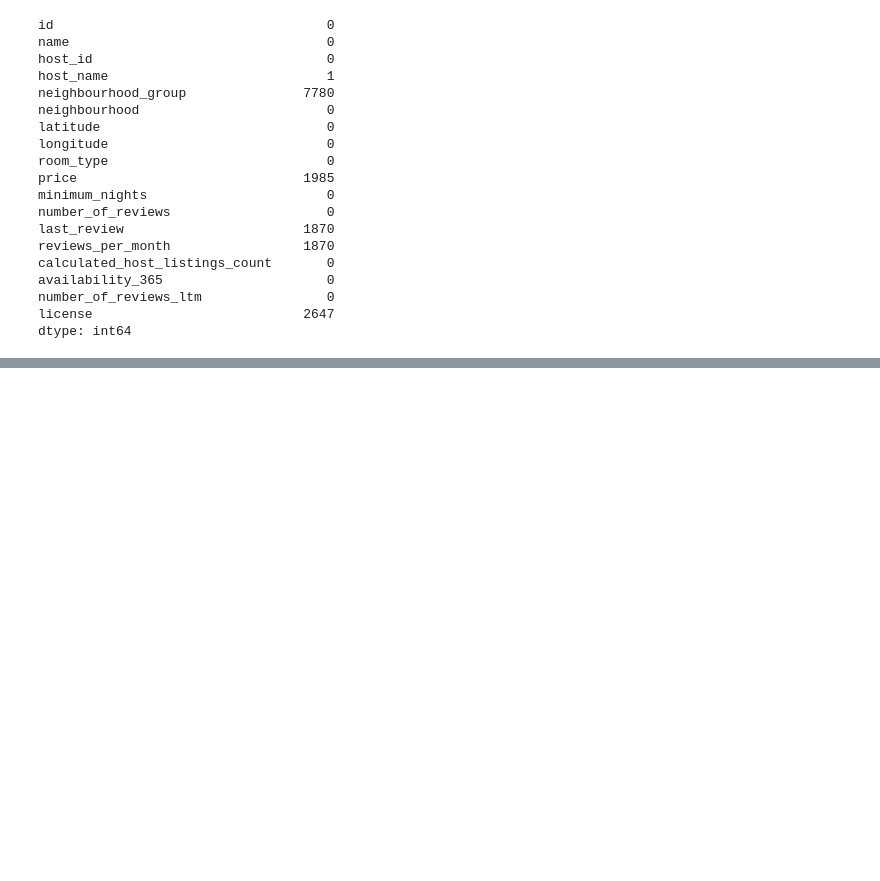
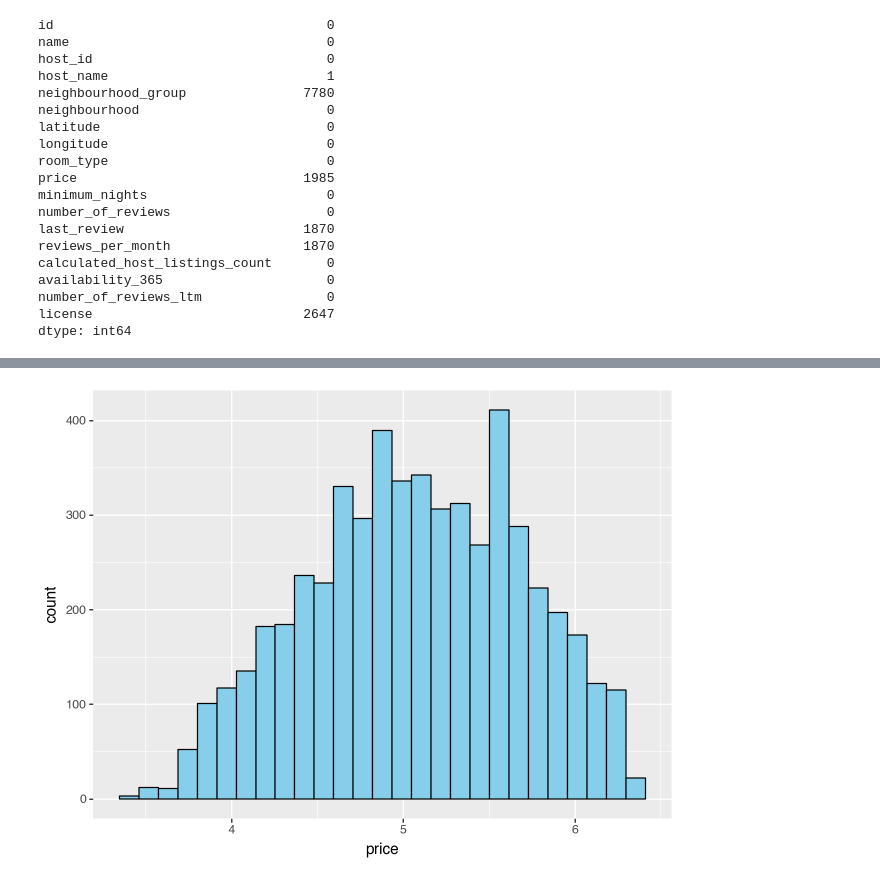
Before and after one commit to matteosaisi/airbnb-pricing-optimization, a Jupyter notebook: notebooks/02_data_cleaning_and_modeling.ipynb, the cells around one changed output, grey strips where cells are left out. Saved outputs shown, nothing was run; the diff lists cells and outputs as text; code cells hidden in the pictures; blank space fills up the shorter version.

Commit message:
data cleaning almost done

```diff
--- a/notebooks/02_data_cleaning_and_modeling.ipynb
+++ b/notebooks/02_data_cleaning_and_modeling.ipynb
@@ -31,23 +37,32 @@ dtype: int64
 # %%
+# create new data set that will be the clean version of df
+df_clean = df
+
 # save the observations with missing prices
-df_missing_prices = df[df["price"].isna()]
+df_missing_prices = df_clean[df_clean["price"].isna()]
 
 # remove entries with missing prices
-df = df[df["price"].isna() == False]
+df_clean = df_clean[df_clean["price"].isna() == False]
 
 # define price outliers
-Q1 = df["price"].quantile(0.25)
-Q3 = df["price"].quantile(0.75)
+Q1 = df_clean["price"].quantile(0.25)
+Q3 = df_clean["price"].quantile(0.75)
 
 upper_bound = Q3 + (1.5 * (Q3 - Q1))
 
-df["is_outlier"] = (df["price"] > upper_bound)
+df_clean["is_outlier"] = (df_clean["price"] > upper_bound)
 
 # drop neighbourhood_group, as all entries have NAs
-df = df.drop(columns = "neighbourhood_group")
+df_clean = df_clean.drop(columns = "neighbourhood_group")
 
 # change all NA's in license to "None" because NA means that no license is present
-df["license"] = df["license"].fillna("None")
+df_clean["license"] = df_clean["license"].fillna("None")
 
 # remove listing with no host name
-df = df[df["host_name"].isna() == False]
+df_clean = df_clean[df_clean["host_name"].isna() == False]
+
+# last review NA's renamed to "No reviews"
+df_clean["last_review"] = df_clean["last_review"].fillna("No reviews")
+
+# reviews per month NA's changed to 0's
+df_clean["reviews_per_month"] = df_clean["reviews_per_month"].fillna(0)
@@ -91,0 +127,9 @@ df
+# %%
+# testing log transform for price when outliers are removed
+
+(
+    ggplot(df_clean[df_clean["is_outlier"] == False], mapping = aes(x = np.log(df_clean[df_clean["is_outlier"] == False]["price"]))) +
+           geom_histogram(fill = "skyblue", color = "black")
+)
+# %% [output]
+[figure, added]
```
Also changed, not shown: parts of 6 cells of this notebook.
